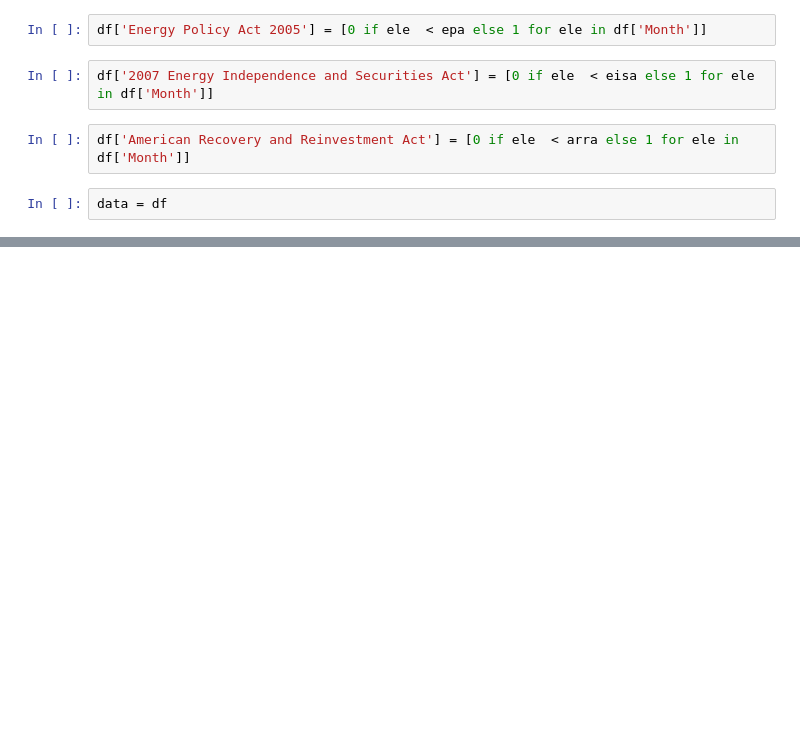
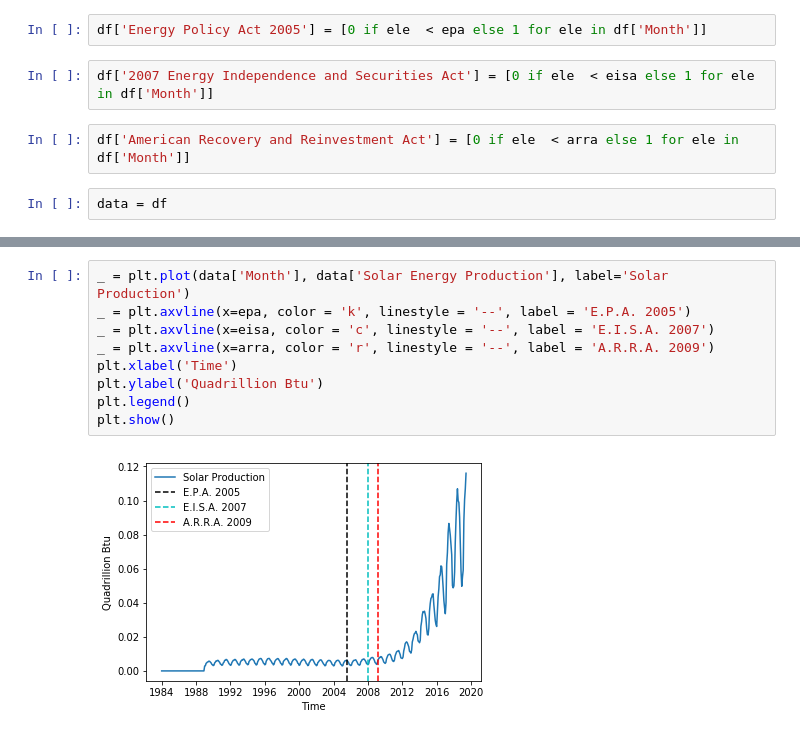
Before and after one commit to BoutrosSami/Springboard, a Jupyter notebook: Data_Wrangling_Capstone_Project.ipynb, the cells around one changed output, grey strips where cells are left out. Saved outputs shown, nothing was run; the diff lists cells and outputs as text; blank space fills up the shorter version.

```diff
--- a/Data_Wrangling_Capstone_Project.ipynb
+++ b/Data_Wrangling_Capstone_Project.ipynb
@@ -87,0 +104,11 @@ Name: 300, dtype: object
+# %%
+_ = plt.plot(data['Month'], data['Solar Energy Production'], label='Solar Production')
+_ = plt.axvline(x=epa, color = 'k', linestyle = '--', label = 'E.P.A. 2005')
+_ = plt.axvline(x=eisa, color = 'c', linestyle = '--', label = 'E.I.S.A. 2007')
+_ = plt.axvline(x=arra, color = 'r', linestyle = '--', label = 'A.R.R.A. 2009')
+plt.xlabel('Time')
+plt.ylabel('Quadrillion Btu')
+plt.legend()
+plt.show()
+# %% [output]
+[figure, added]
```
Also changed, not shown: parts of 12 cells of this notebook.
